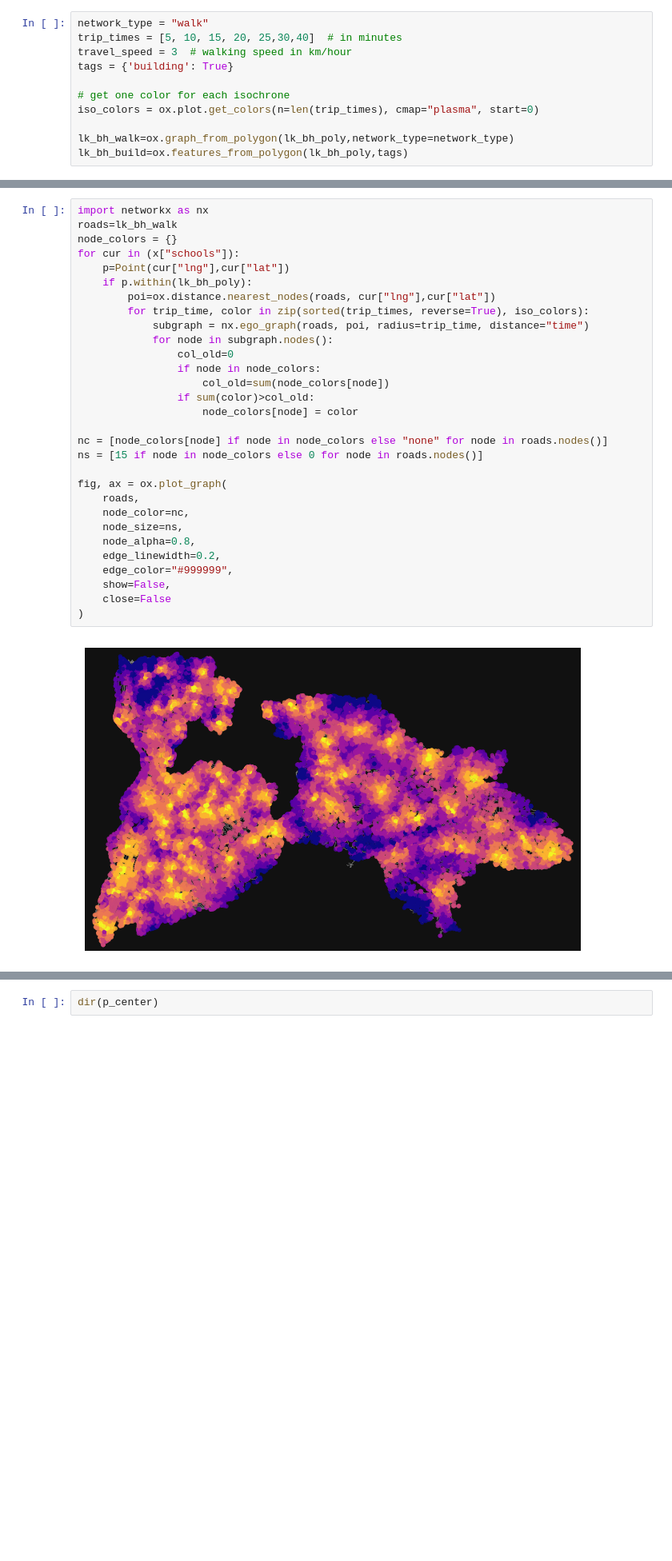
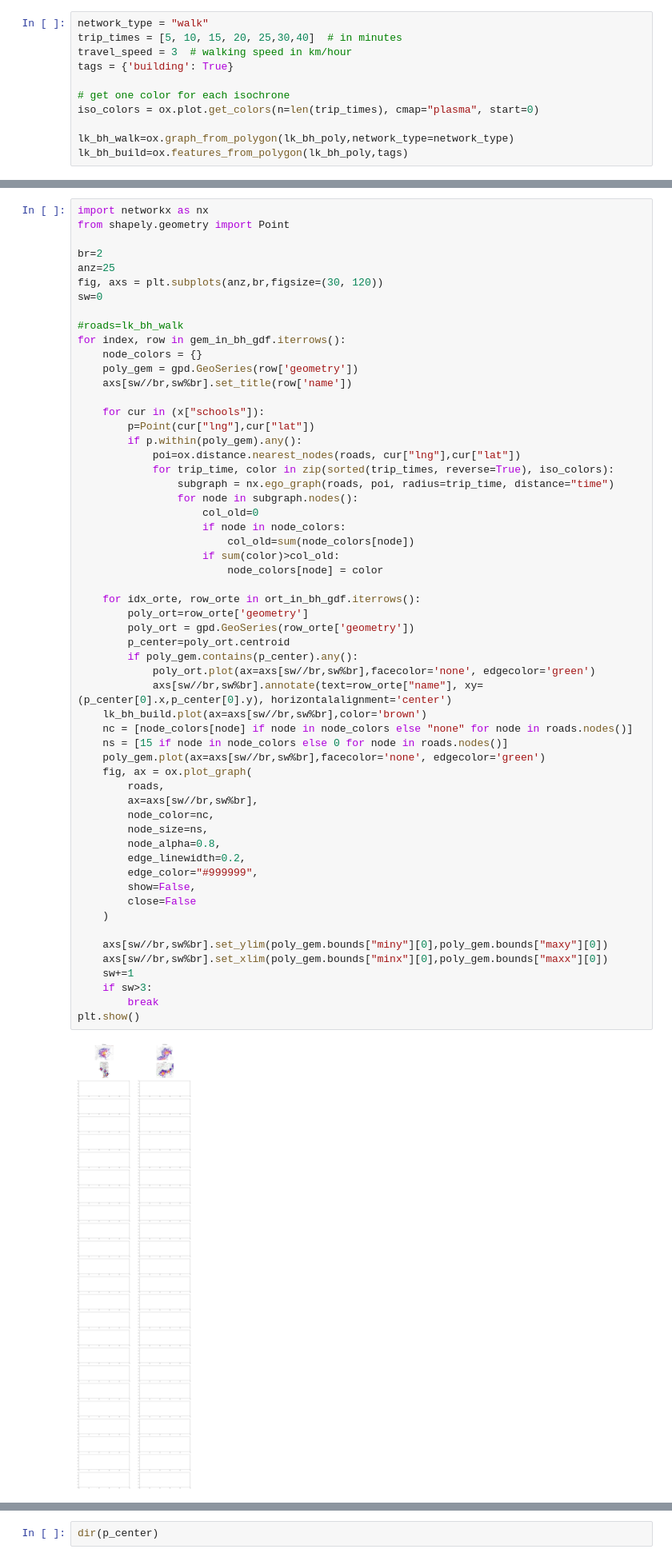
Before and after one commit to strubbi77/breisgauwind, a Jupyter notebook: LK_BH.ipynb, the cells around one changed output, grey strips where cells are left out. Shown at 80% size. Saved outputs shown, nothing was run; the diff lists cells and outputs as text; blank space fills up the shorter version.

Commit message:
loop 4 Orte mit Gebäuden. Fehlt Gebäudefarbe nach Nodeentfernung

```diff
--- a/LK_BH.ipynb
+++ b/LK_BH.ipynb
@@ -96,35 +114,62 @@ lk_bh_build=ox.features_from_polygon(lk_bh_poly,tags)
 # %%
 import networkx as nx
-roads=lk_bh_walk
-node_colors = {}
-for cur in (x["schools"]):
-    p=Point(cur["lng"],cur["lat"])
-    if p.within(lk_bh_poly):
-        poi=ox.distance.nearest_nodes(roads, cur["lng"],cur["lat"])
-        for trip_time, color in zip(sorted(trip_times, reverse=True), iso_colors):
-            subgraph = nx.ego_graph(roads, poi, radius=trip_time, distance="time")
-            for node in subgraph.nodes():
-                col_old=0
-                if node in node_colors:
-                    col_old=sum(node_colors[node])
-                if sum(color)>col_old:
-                    node_colors[node] = color
+from shapely.geometry import Point
 
-nc = [node_colors[node] if node in node_colors else "none" for node in roads.nodes()]
-ns = [15 if node in node_colors else 0 for node in roads.nodes()]
+br=2
+anz=25
+fig, axs = plt.subplots(anz,br,figsize=(30, 120))
+sw=0
 
-fig, ax = ox.plot_graph(
-    roads,
-    node_color=nc,
-    node_size=ns,
-    node_alpha=0.8,
-    edge_linewidth=0.2,
-    edge_color="#999999",
-    show=False,
-    close=False
-)
+#roads=lk_bh_walk
+for index, row in gem_in_bh_gdf.iterrows():
+    node_colors = {}
+    poly_gem = gpd.GeoSeries(row['geometry'])
+    axs[sw//br,sw%br].set_title(row['name'])
+
+    for cur in (x["schools"]):
+        p=Point(cur["lng"],cur["lat"])
+        if p.within(poly_gem).any():
+            poi=ox.distance.nearest_nodes(roads, cur["lng"],cur["lat"])
+            for trip_time, color in zip(sorted(trip_times, reverse=True), iso_colors):
+                subgraph = nx.ego_graph(roads, poi, radius=trip_time, distance="time")
+                for node in subgraph.nodes():
+                    col_old=0
+                    if node in node_colors:
+                        col_old=sum(node_colors[node])
+                    if sum(color)>col_old:
+                        node_colors[node] = color
+
+    for idx_orte, row_orte in ort_in_bh_gdf.iterrows():
+        poly_ort=row_orte['geometry']
+        poly_ort = gpd.GeoSeries(row_orte['geometry'])
+        p_center=poly_ort.centroid
+        if poly_gem.contains(p_center).any():
+            poly_ort.plot(ax=axs[sw//br,sw%br],facecolor='none', edgecolor='green')
+            axs[sw//br,sw%br].annotate(text=row_orte["name"], xy=(p_center[0].x,p_center[0].y), horizontalalignment='center')
+    lk_bh_build.plot(ax=axs[sw//br,sw%br],color='brown')
+    nc = [node_colors[node] if node in node_colors else "none" for node in roads.nodes()]
+    ns = [15 if node in node_colors else 0 for node in roads.nodes()]
+    poly_gem.plot(ax=axs[sw//br,sw%br],facecolor='none', edgecolor='green')
+    fig, ax = ox.plot_graph(
+        roads,
+        ax=axs[sw//br,sw%br],
+        node_color=nc,
+        node_size=ns,
+        node_alpha=0.8,
+        edge_linewidth=0.2,
+        edge_color="#999999",
+        show=False,
+        close=False
+    )
+
+    axs[sw//br,sw%br].set_ylim(poly_gem.bounds["miny"][0],poly_gem.bounds["maxy"][0])
+    axs[sw//br,sw%br].set_xlim(poly_gem.bounds["minx"][0],poly_gem.bounds["maxx"][0])
+    sw+=1
+    if sw>3:
+        break
+plt.show()
 # %% [output]
-[figure, old version]
+[figure, new version]
 # %%
 import matplotlib.pyplot as plt
 import geopandas as gpd
```
Also changed, not shown: parts of 8 cells of this notebook, 1 other file.
